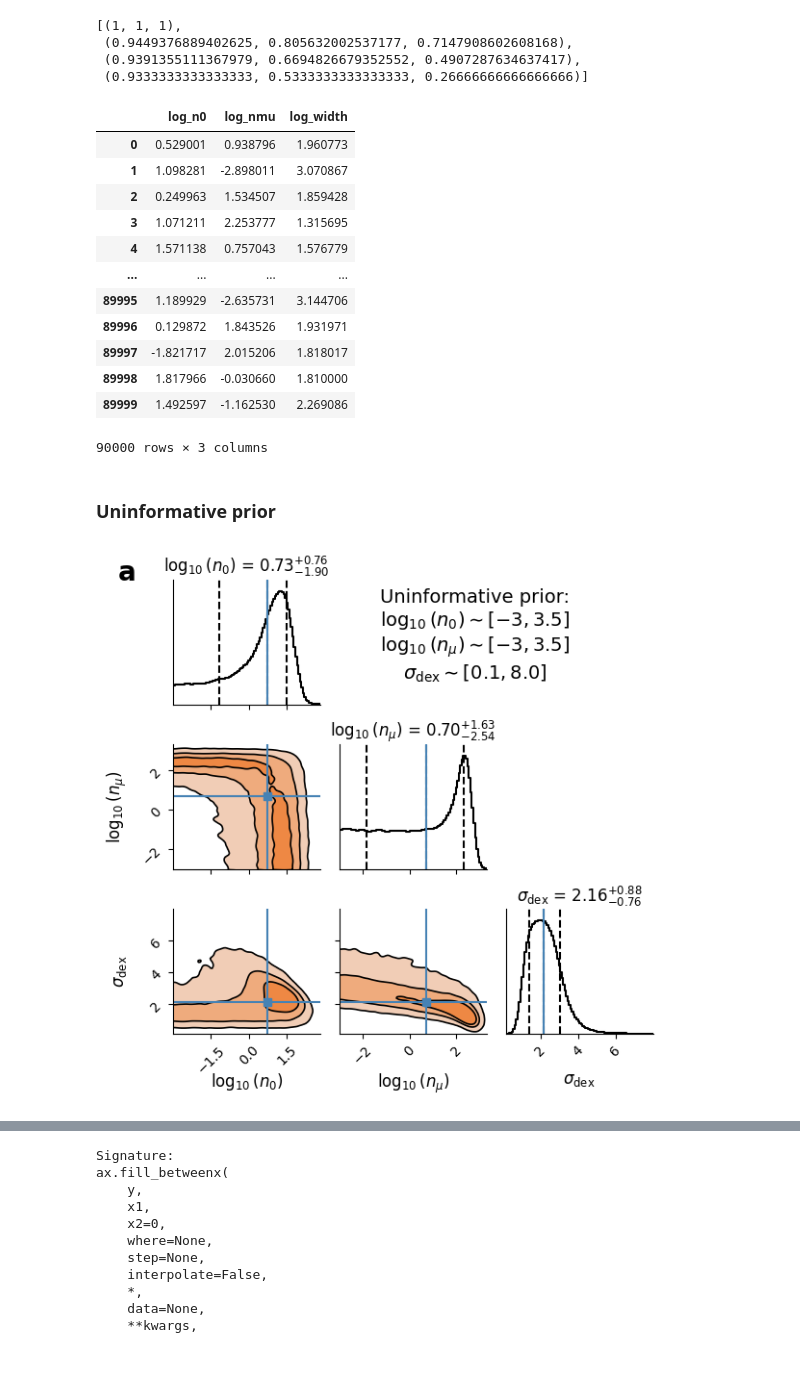
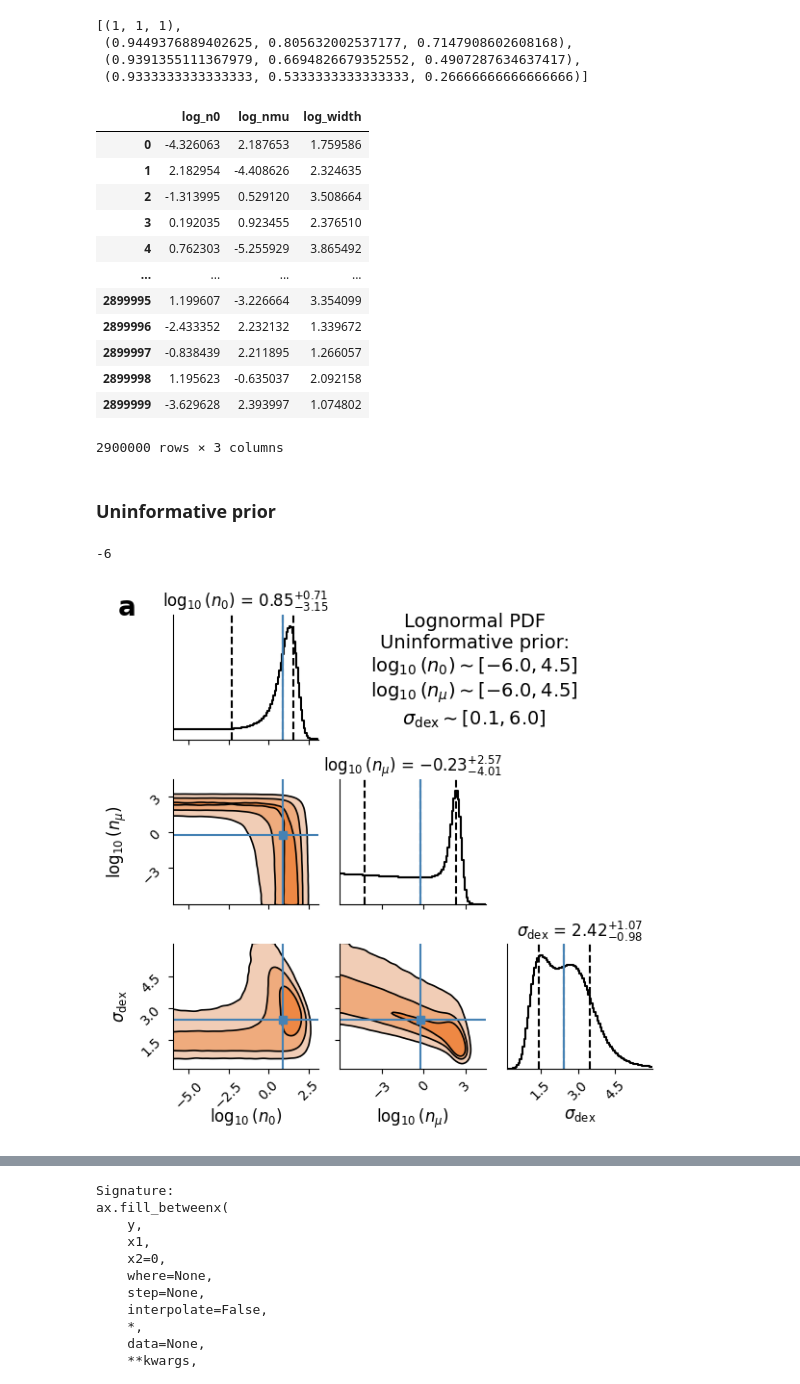
Before and after one commit to will-henney/hii-density-distribution, a Jupyter notebook: dd_lognormal.ipynb, the cells around one changed output, grey strips where cells are left out. Saved outputs shown, nothing was run; the diff lists cells and outputs as text; code cells hidden in the pictures.

Commit message:
Finish lognormal case

```diff
--- a/dd_lognormal.ipynb
+++ b/dd_lognormal.ipynb
@@ -144,9 +144,9 @@ lmodel = Model(lognormal_model)
 Use similar broad priors for the parameters.
 # %%
 params = lmodel.make_params(
-    log_n0=dict(value=-1.0, min=-3, max=3.5),
-    log_nmu=dict(value=-1.0, min=-3, max=3.5),
-    log_width=dict(value=2.0, min=0.1, max=8),
+    log_n0=dict(value=-1.0, min=-6, max=4.5),
+    log_nmu=dict(value=-1.0, min=-6, max=4.5),
+    log_width=dict(value=2.0, min=0.1, max=6),
 )
 params
 # %% [output]
@@ -242,9 +242,9 @@ This shows that the best-fit lognormal and power-law models are very similar ove
 mcmc_params = result.params.copy()
 # %%
 emcee_kws = dict(
-    steps=10_000,
+    steps=30_000,
     burn=1000,
-    thin=10,
+    thin=1,
     seed=2026_09_07,
     progress=True,
     workers=1,
@@ -356,20 +356,24 @@ samples = mcmc_result.flatchain[["log_n0", "log_nmu", "log_width"]]
 samples
 # %% [output]
 |  | log_n0 | log_nmu | log_width |
-| 0 | 0.529001 | 0.938796 | 1.960773 |
-| 1 | 1.098281 | -2.898011 | 3.070867 |
-| 2 | 0.249963 | 1.534507 | 1.859428 |
-| 3 | 1.071211 | 2.253777 | 1.315695 |
-| 4 | 1.571138 | 0.757043 | 1.576779 |
+| 0 | -4.326063 | 2.187653 | 1.759586 |
+| 1 | 2.182954 | -4.408626 | 2.324635 |
+| 2 | -1.313995 | 0.529120 | 3.508664 |
+| 3 | 0.192035 | 0.923455 | 2.376510 |
+| 4 | 0.762303 | -5.255929 | 3.865492 |
 | ... | ... | ... | ... |
-| 89995 | 1.189929 | -2.635731 | 3.144706 |
-| 89996 | 0.129872 | 1.843526 | 1.931971 |
-| 89997 | -1.821717 | 2.015206 | 1.818017 |
-| 89998 | 1.817966 | -0.030660 | 1.810000 |
-| 89999 | 1.492597 | -1.162530 | 2.269086 |
+| 2899995 | 1.199607 | -3.226664 | 3.354099 |
+| 2899996 | -2.433352 | 2.232132 | 1.339672 |
+| 2899997 | -0.838439 | 2.211895 | 1.266057 |
+| 2899998 | 1.195623 | -0.635037 | 2.092158 |
+| 2899999 | -3.629628 | 2.393997 | 1.074802 |
-90000 rows × 3 columns
+2900000 rows × 3 columns
 # %% [markdown]
 ### Uninformative prior
+# %%
+mcmc_result.params['log_n0'].min
+# %% [output]
+-6
 # %%
 labels = [
     r"$\log_{10} (n_0)$",
@@ -377,7 +381,7 @@ labels = [
     r"$\sigma_\mathrm{dex}$",
 ]
 fig = corner.corner(
-    samples,
+    samples[["log_n0", "log_nmu", "log_width"]],
     labels=labels,
     truths=[
         np.median(samples["log_n0"]),
@@ -396,34 +400,35 @@ fig = corner.corner(
     smooth1d=2,
     # Contours approximately enclosing 1, 2, 3 sigma for 2D Gaussian
     levels=(0.393, 0.865, 0.989),
     contour_kwargs={
         "linewidths": 1.2,
     },
     contourf_kwargs={
         # "cmap": "Reds",
         "colors": red_cmap,
     },
     # Axis/tick control
     max_n_ticks=4,
     top_ticks=False,
 )
 sns.despine()
 fig.text(
     4/6,
     5/6,
     (
+        "Lognormal PDF\n"
         "Uninformative prior:\n"
-        r"$\log_{10} (n_0) \sim [-3, 3.5]$" "\n"
-        r"$\log_{10} (n_\mu) \sim [-3, 3.5]$" "\n"
-        r"$\sigma_\mathrm{dex} \sim [0.1, 8.0]$"
+        rf"$\log_{{10}} (n_0) \sim [{mcmc_result.params['log_n0'].min:.1f}, {mcmc_result.params['log_n0'].max:.1f}]$" "\n"
+        rf"$\log_{{10}} (n_\mu) \sim [{mcmc_result.params['log_nmu'].min:.1f}, {mcmc_result.params['log_nmu'].max:.1f}]$" "\n"
+        rf"$\sigma_\mathrm{{dex}} \sim [{mcmc_result.params['log_width'].min:.1f}, {mcmc_result.params['log_width'].max:.1f}]$"
     ),
     ha="center",
     va="center",
     fontsize=14,
 )
 fig.text(0.08, 0.92, "a", ha="right", va="bottom", fontsize=20, fontweight="bold")
 fig.set_size_inches(6.0, 6.0)
 fig.tight_layout()
 fig.savefig("lognormal-density-distribution-mcmc-corner-uniform.pdf")
 # %% [output]
-[figure, old version]
+[figure, new version]
```
Also changed, not shown: parts of 32 cells of this notebook, 3 other files.
